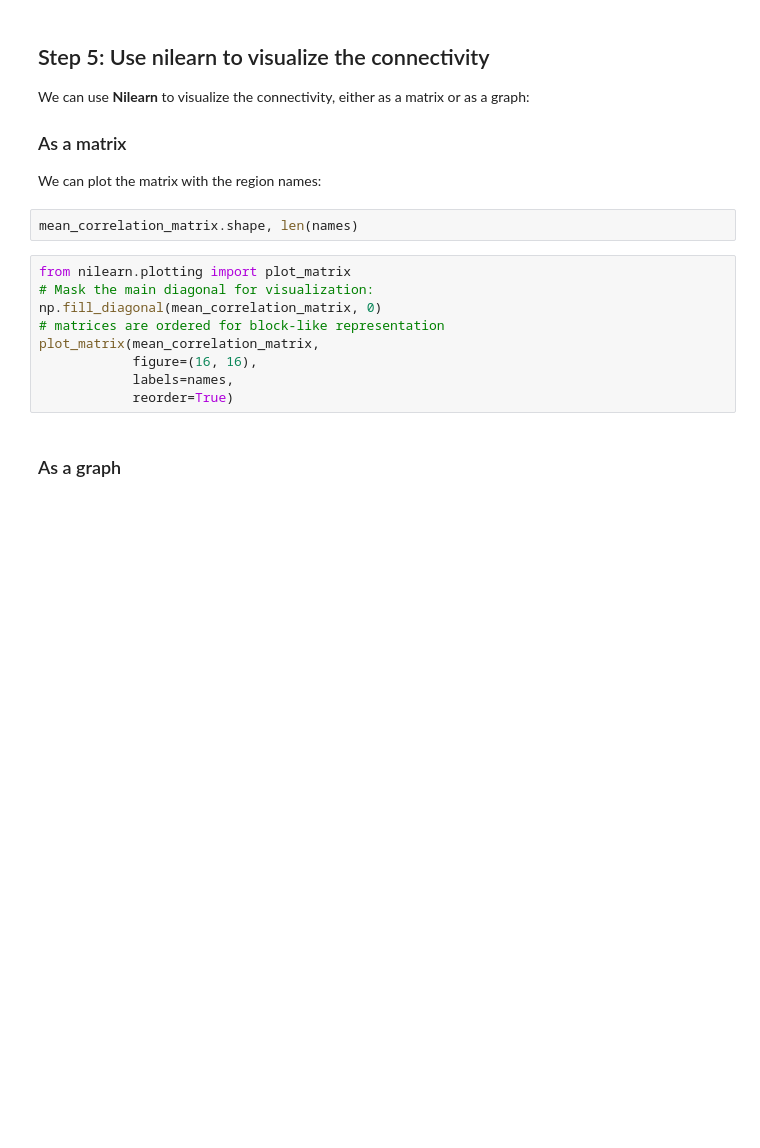
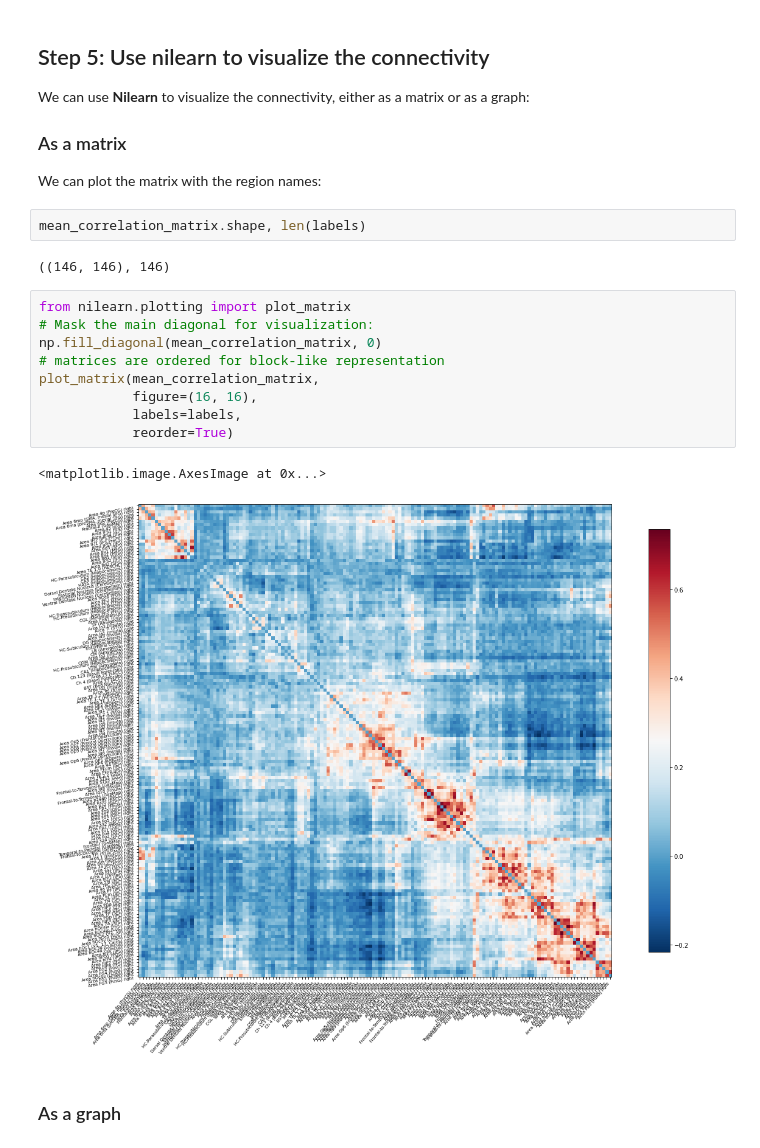
Before and after one commit to ymzayek/EBRAINS-Connectivity-Analysis, a Jupyter notebook: Notebooks/connectivity-analysis-pieline.ipynb, the cells around one changed output. Saved outputs shown, nothing was run; the diff lists cells and outputs as text; blank space fills up the shorter version.

```diff
--- a/Notebooks/connectivity-analysis-pieline.ipynb
+++ b/Notebooks/connectivity-analysis-pieline.ipynb
@@ -204,16 +273,21 @@ We can use **Nilearn** to visualize the connectivity, either as a matrix or as a
 
 We can plot the matrix with the region names:
 # %%
-mean_correlation_matrix.shape, len(names)
+mean_correlation_matrix.shape, len(labels)
+# %% [output]
+((146, 146), 146)
 # %%
 from nilearn.plotting import plot_matrix
 # Mask the main diagonal for visualization:
 np.fill_diagonal(mean_correlation_matrix, 0)
 # matrices are ordered for block-like representation
 plot_matrix(mean_correlation_matrix,
             figure=(16, 16),
-            labels=names,
+            labels=labels,
             reorder=True)
+# %% [output]
+<matplotlib.image.AxesImage at 0x...>
+[figure, added]
 # %% [markdown]
 ### As a graph
 # %%
```
Also changed, not shown: parts of 20 cells of this notebook.
